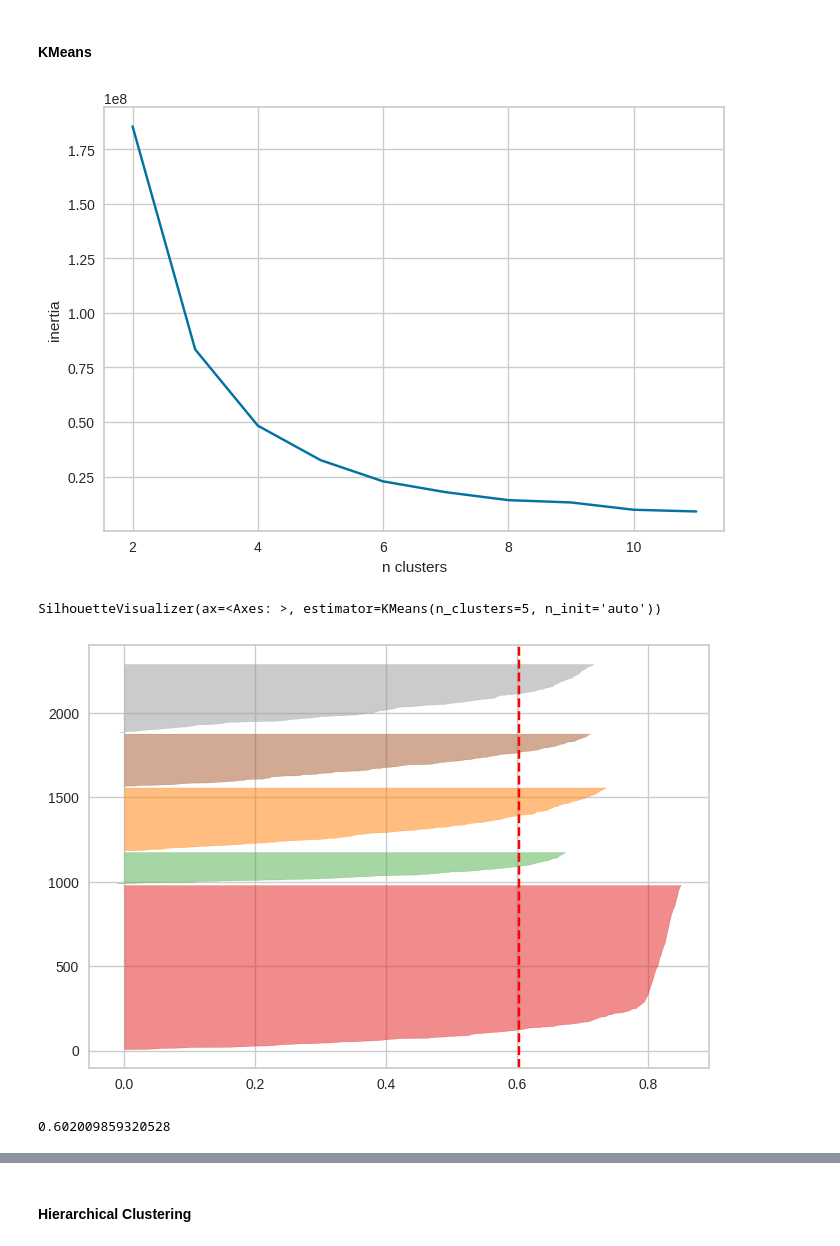
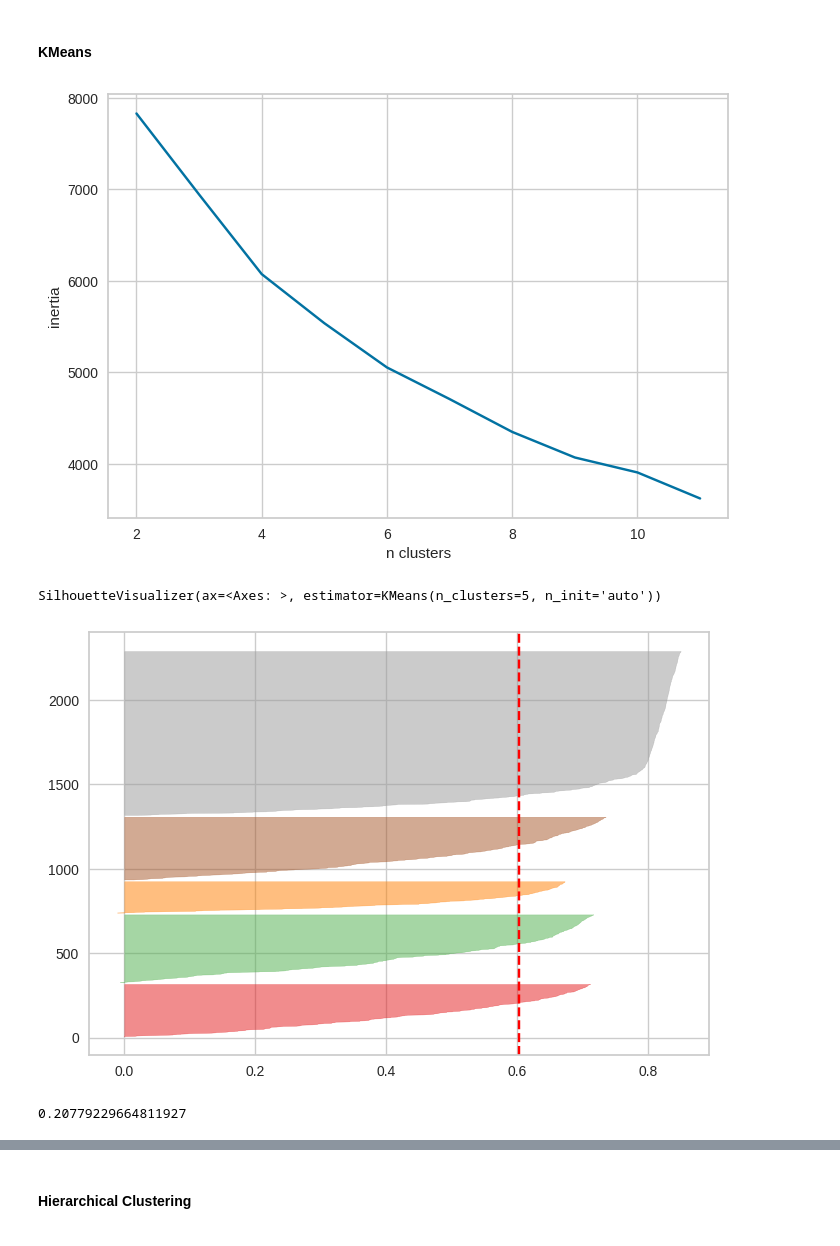
Before and after one commit to PabloJRW/clustering, a Jupyter notebook: customer_personality_clustering.ipynb, the cells around one changed output, grey strips where cells are left out. Saved outputs shown, nothing was run; the diff lists cells and outputs as text; code cells hidden in the pictures.

```diff
--- a/customer_personality_clustering.ipynb
+++ b/customer_personality_clustering.ipynb
@@ -248,7 +276,7 @@ inertia = []
 K = range(2, 12)
 for n in K:
   kmeans = KMeans(n_clusters=n, n_init='auto')
-  kmeans.fit(pca_components)
+  kmeans.fit(df1_reduced)
   inertia.append(kmeans.inertia_)
 
 plt.plot(K, inertia)
@@ -262,9 +290,9 @@ silhouette_scores = []
 K = range(2, 12)
 for n in K:
   kmeans = KMeans(n_clusters=n, n_init='auto')
-  kmeans.fit(pca_components)
-  y_preds = kmeans.predict(pca_components)
-  silhouette_scores.append(silhouette_score(pca_components, y_preds))
+  kmeans.fit(df1_reduced)
+  y_preds = kmeans.predict(df1_reduced)
+  silhouette_scores.append(silhouette_score(df1_reduced, y_preds))
 
 plt.plot(K, silhouette_scores)
 plt.xlabel("n clusters")
@@ -275,6 +303,6 @@ plt.show()
 # %%
 kmeans = KMeans(n_clusters=6, n_init='auto')
 visualizer = SilhouetteVisualizer(kmeans, color='yellowbrick')
-visualizer.fit(df_scaled)
+visualizer.fit(df1_reduced)
 # %% [output]
 SilhouetteVisualizer(ax=<Axes: >, estimator=KMeans(n_clusters=6, n_init='auto'))
@@ -296,6 +324,6 @@ plt.show()
 # %%
 hc = AgglomerativeClustering(n_clusters=4, metric='euclidean', linkage='ward')
-hc_preds = hc.fit_predict(pca_components)
-df2['hc_cluster'] = hc_preds
+hc_preds = hc.fit_predict(df1_reduced)
+df1['hc_cluster'] = hc_preds
 # %%
 plt.figure(figsize=(6,6))
@@ -315,7 +341,7 @@ inertia = []
 K = range(2, 12)
 for n in K:
   kmeans = KMeans(n_clusters=n, n_init='auto')
-  kmeans.fit(df3)
+  kmeans.fit(df1_scaled)
   inertia.append(kmeans.inertia_)
 
 plt.plot(K, inertia)
@@ -323,13 +349,13 @@ plt.xlabel("n clusters")
 plt.ylabel("inertia")
 plt.show()
 # %% [output]
-[figure, old version]
+[figure, new version]
 # %%
 kmeans = KMeans(n_clusters=5, n_init='auto')
 visualizer = SilhouetteVisualizer(kmeans, color='yellowbrick')
-visualizer.fit(df3)
+visualizer.fit(df1)
 # %% [output]
 SilhouetteVisualizer(ax=<Axes: >, estimator=KMeans(n_clusters=5, n_init='auto'))
-[figure, old version]
+[figure, new version]
 # %%
 kmeans = KMeans(n_clusters=5, n_init='auto')
@@ -338,5 +364,5 @@ df3['kmeans_labels'] = kmeans_labels
 # %%
-silhouette_score(df3, kmeans_labels)
+silhouette_score(df1_scaled, kmeans_labels)
 # %% [output]
-0.602009859320528
+0.20779229664811927
 # %%
```
Also changed, not shown: parts of 55 cells of this notebook.
